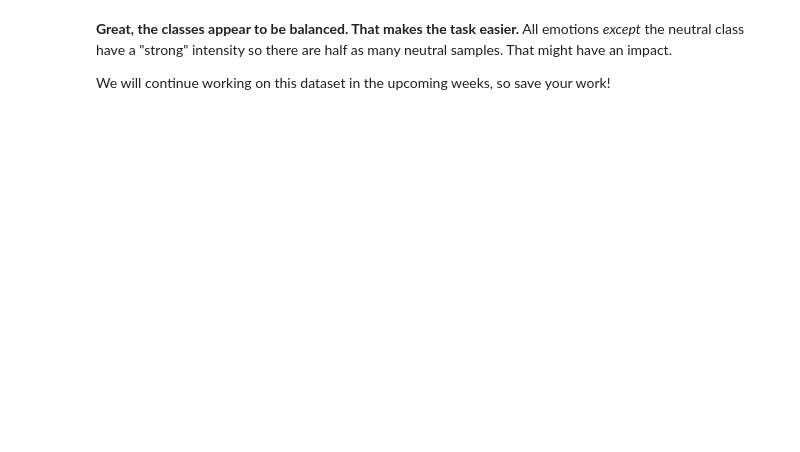
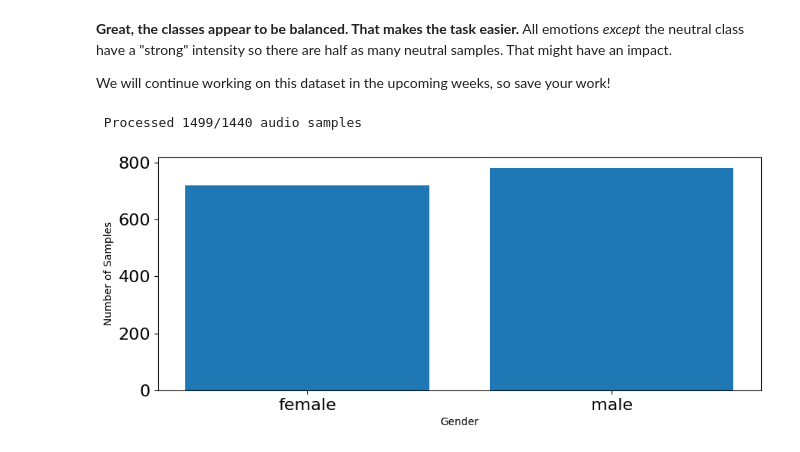
Before and after one commit to jaspergass/Week2_DataPreprocessing, a Jupyter notebook: Week 2.ipynb, the cells around one changed output. Cells and saved outputs as stored; diff of their text form; code cells hidden in the pictures; blank space fills up the shorter version.

Commit message:
Completed gender distribution evaluation.

```diff
--- a/Week 2.ipynb
+++ b/Week 2.ipynb
@@ -615,3 +615,47 @@ plt.show()
 **Great, the classes appear to be balanced. That makes the task easier.** All emotions _except_ the neutral class have a "strong" intensity so there are half as many neutral samples. That might have an impact.
 
 We will continue working on this dataset in the upcoming weeks, so save your work!
+# %%
+import os, glob
+
+gender_dict = {
+  '1':'male',
+  '0':'female'
+}
+
+def load_data_gender():
+    X,y=[],[]
+    count = 0
+    # for file in glob.glob("Audio Data/Audio Data/Audio_Speech_Actors_01-24/Actor_*/*.wav"):
+    for file in glob.glob("/content/drive/MyDrive/SFU_Archive/IAT360/Audio_Data/Actor_*/*.wav"):
+        file_name=os.path.basename(file)
+        # emotion=emotions_dict[file_name.split("-")[2]]
+
+        genders=gender_dict[str(int(file_name.split("-")[6].strip(".wav"))%2)]
+
+        # features = get_features(file)
+        # X.append(features)
+        y.append(genders)
+        count += 1
+        # '\r' + end='' results in printing over same line
+        print('\r' + f' Processed {count}/{1440} audio samples',end=' ')
+    # Return arrays to plug into sklearn's cross-validation algorithms
+    return np.array(X), np.array(y)
+# %%
+features, genders = load_data_gender()
+# %% [output]
+ Processed 1499/1440 audio samples
+# %%
+# plot emotions
+plt.figure(figsize=(35,4))
+plt.subplot(1,3,1)
+#np.unique returns ordered list of unique elements and count of each element
+gender_list, count = np.unique(genders, return_counts=True)
+plt.bar(x=range(2), height= count)
+plt.xticks(ticks=range(2), labels = [gender for gender in gender_list],fontsize=10)
+plt.xlabel('Gender')
+plt.tick_params(labelsize=16)
+plt.ylabel('Number of Samples')
+plt.show()
+# %% [output]
+[figure, added]
```
Also changed, not shown: parts of 3 cells of this notebook.
